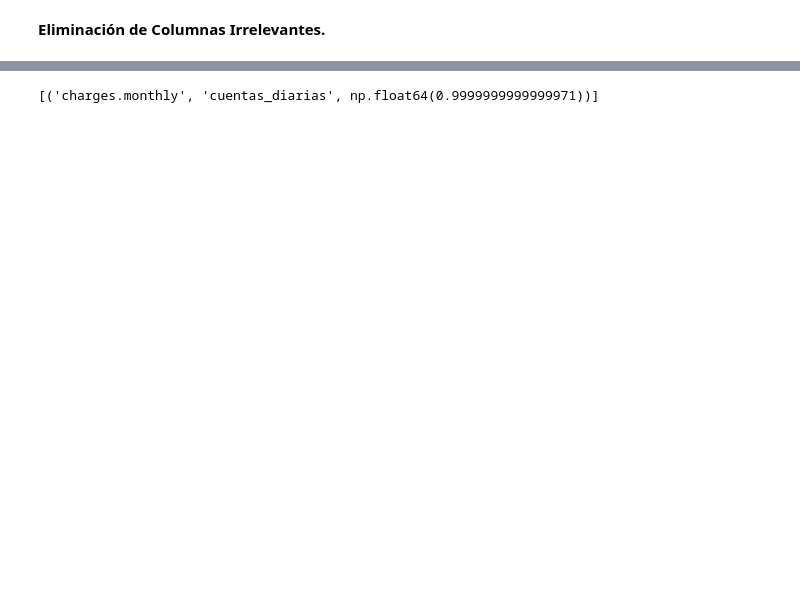
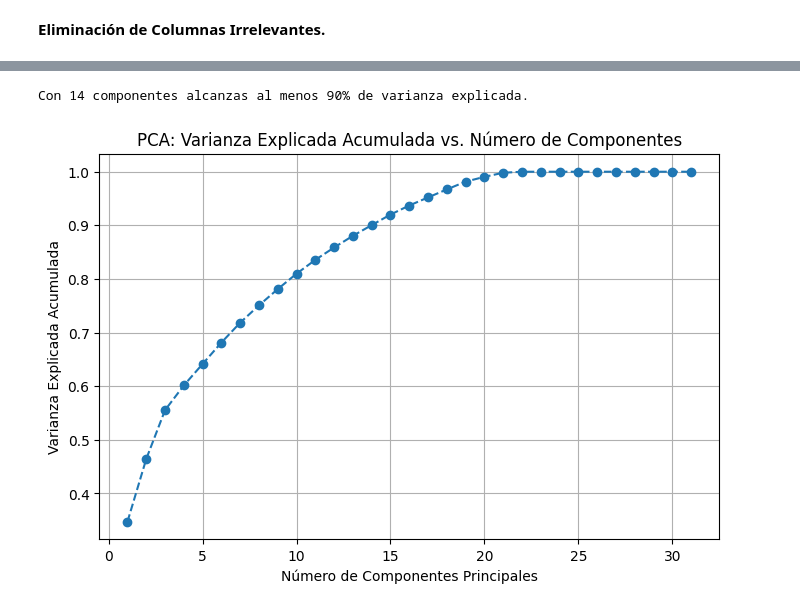
Before and after one commit to Calex192/Desafio-Telecom-X-parte-2.-Alura-Latam., a Jupyter notebook: Datos_tratados.ipynb, the cells around one changed output, grey strips where cells are left out. Cells and saved outputs as stored; diff of their text form; code cells hidden in the pictures; blank space fills up the shorter version.

```diff
--- a/Datos_tratados.ipynb
+++ b/Datos_tratados.ipynb
@@ -18,0 +61,10 @@ df.head()
+# %%
+## 1. Copiar el DataFrame original para no dañar la versión base
+df_clean = df.copy()
+# %%
+# 2. Convertir todas las variables binarias categóricas (yes/no, male/female, etc.)
+bin_map = {'yes': 1, 'no': 0, 'male': 1, 'female': 0}
+for col in df_clean.columns:
+    if df_clean[col].nunique() == 2 and df_clean[col].dtype == 'object':
+        df_clean[col] = df_clean[col].str.strip().str.lower().map(bin_map)
+print("Columnas binarias:", columnas_binarias)
@@ -18,0 +73,4 @@ df.head()
+# %%
+# 3. One-hot encoding para variables categóricas con más de 2 categorías
+categorical_cols = df_clean.select_dtypes(include=['object']).columns
+df_clean = pd.get_dummies(df_clean, columns=categorical_cols, drop_first=True)
@@ -100,15 +103,40 @@ for c in X.select_dtypes(include=['int64']).columns:
-# %%
-# Correlaciones altas entre numéricas (para decidir cuál quitar)
-num_cols = X.select_dtypes(include=np.number).columns
-corr = X[num_cols].corr().abs()
-
-# Tomamos pares con correlación > 0.95
-high_pairs = [
-    (i,j,corr.loc[i,j]) for i in num_cols for j in num_cols
-    if i<j and corr.loc[i,j] > 0.95
-]
-high_pairs[:10]  # échales un vistazo
-
-# Puedes decidir manualmente qué columna de cada par dejar y cuál quitar.
-# %% [output]
-[('charges.monthly', 'cuentas_diarias', np.float64(0.9999999999999971))]
+# %%
+import numpy as np
+
+# Umbral
+threshold = 0.90
+
+# Buscar el número mínimo de componentes que supera el umbral
+n_components_threshold = np.argmax(explained_variance_ratio >= threshold) + 1
+
+print(f"Con {n_components_threshold} componentes alcanzas al menos {threshold*100:.0f}% de varianza explicada.")
+# %% [output]
+Con 14 componentes alcanzas al menos 90% de varianza explicada.
+# %%
+from sklearn.decomposition import PCA
+from sklearn.preprocessing import StandardScaler
+import matplotlib.pyplot as plt
+
+X = df_clean.drop(columns=['churn']) #Definir variable objetivo
+scaler = StandardScaler()# Normalizar con Standard Scaler
+X_normalized = scaler.fit_transform(X)
+
+# Inicializar PCA sin especificar el número de componentes
+pca = PCA()
+
+# Ajustar PCA a los datos estandarizados
+pca.fit(X_normalized)
+
+# Calcular la varianza explicada acumulada
+explained_variance_ratio = pca.explained_variance_ratio_.cumsum()
+
+# Graficar la varianza acumulada en función del número de componentes
+plt.figure(figsize=(8, 5))
+plt.plot(range(1, len(explained_variance_ratio)+1), explained_variance_ratio, marker='o', linestyle='--')
+plt.xlabel('Número de Componentes Principales')
+plt.ylabel('Varianza Explicada Acumulada')
+plt.title('PCA: Varianza Explicada Acumulada vs. Número de Componentes')
+plt.grid()
+plt.show()
+# %% [output]
+[figure, added]
```
Also changed, not shown: parts of 14 cells of this notebook.
